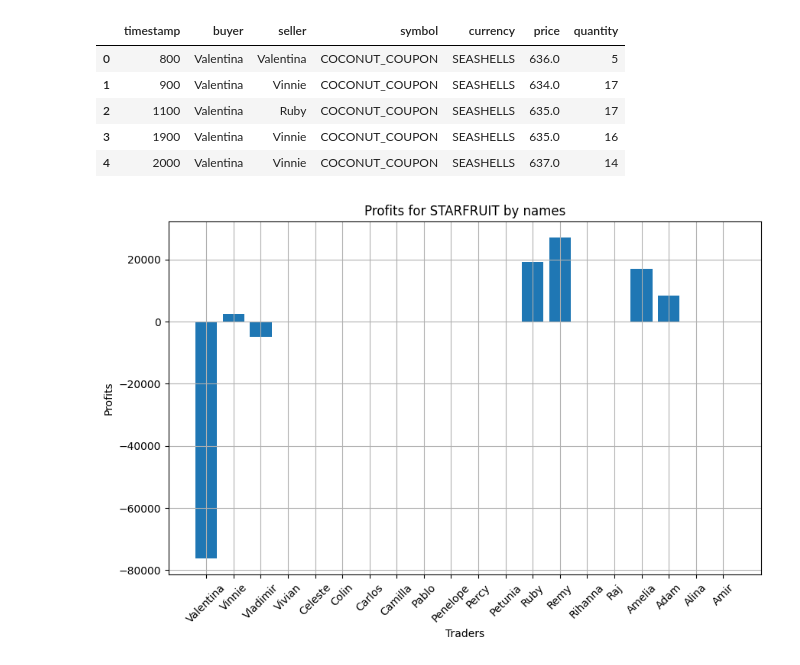
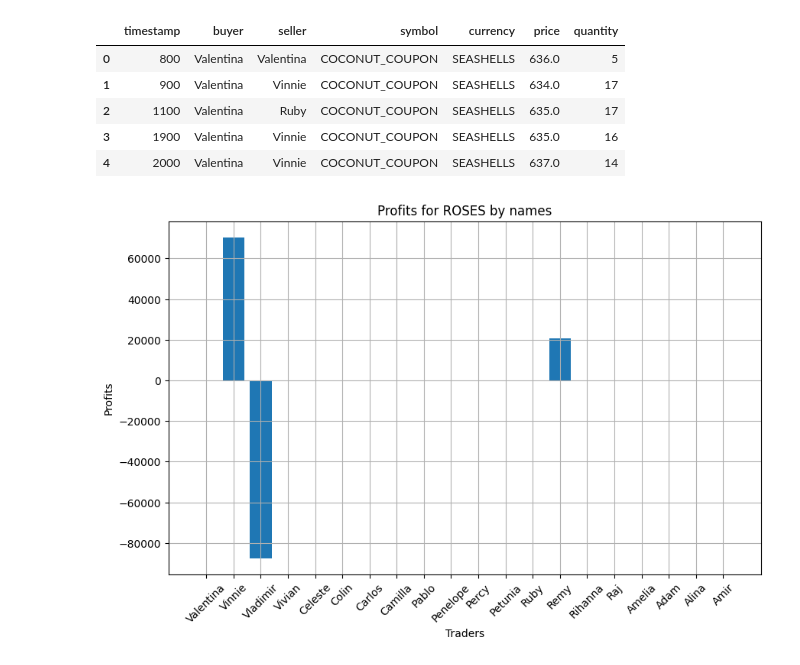
Before and after one commit to Gael-BB/Prosperity2, a Jupyter notebook: research/round5/profit_visualizer.ipynb, the cells around one changed output. Cells and saved outputs as stored; diff of their text form; code cells hidden in the pictures.

```diff
--- a/research/round5/profit_visualizer.ipynb
+++ b/research/round5/profit_visualizer.ipynb
@@ -58,16 +58,16 @@ for path in paths:
                 continue
             profits[product][trader] += calculate_specific_profits(trades, prices, trader, product)
 # %%
-visualizing_product = 'STARFRUIT'
+visualizing_product = 'ROSES'
 
 plt.figure(figsize=(10, 6))
 plt.bar(traders, list(profits[visualizing_product].values()))
 plt.xticks(rotation=45)
 plt.grid()
 plt.ylabel('Profits')
 plt.xlabel('Traders')
 plt.title(f'Profits for {visualizing_product} by names')
 plt.show()
 # %% [output]
-[figure, old version]
+[figure, new version]
 # %%
```
Also changed, not shown: parts of 6 cells of this notebook, 4 other files.
